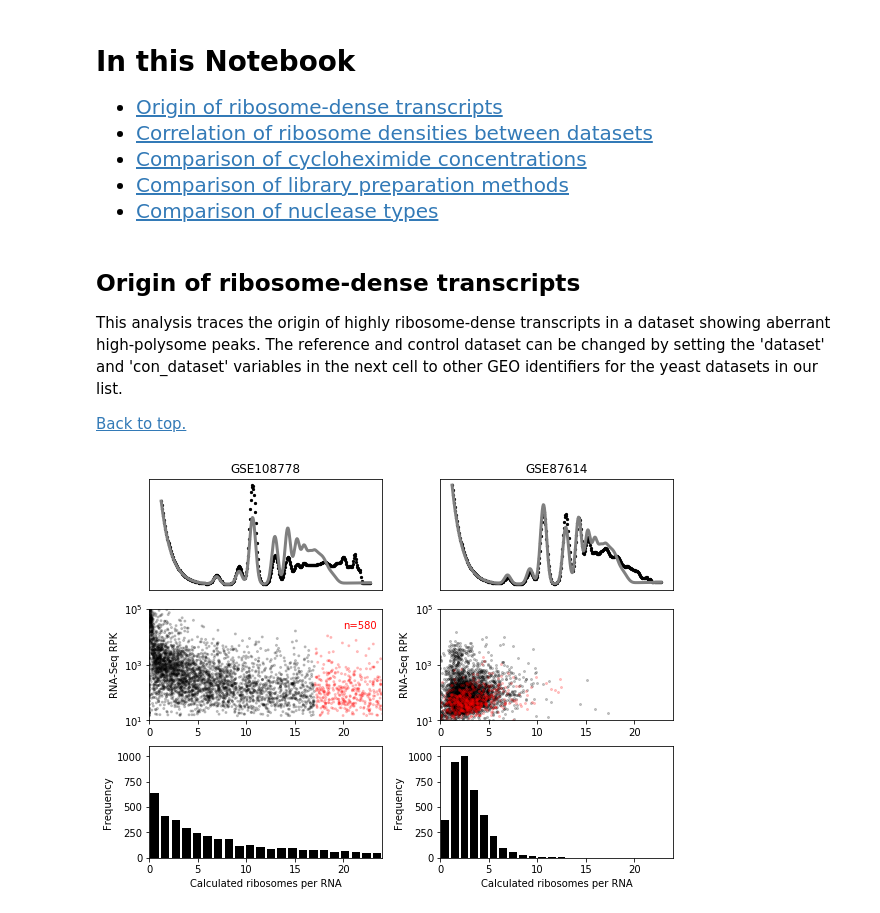
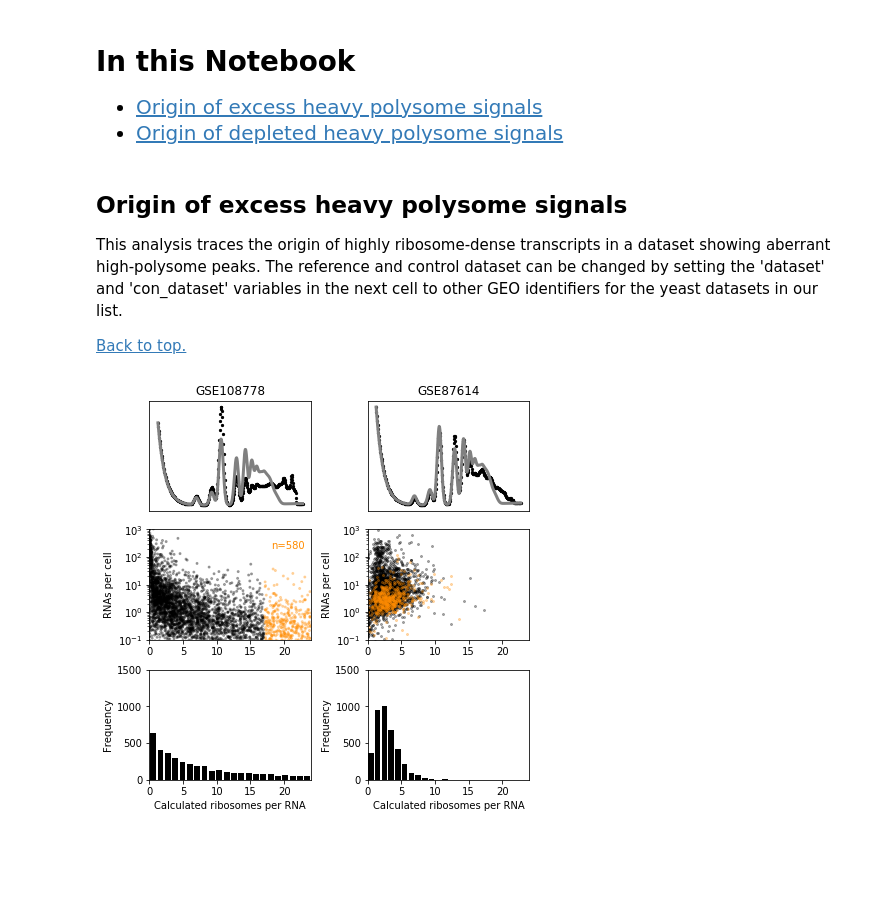
Before and after one commit to tobiasvonderhaar/polysomes, a Jupyter notebook: Figure 6 revised.ipynb, the cells around one changed output. Drawn from its saved outputs; the diff is of its cells as text; code cells hidden in the pictures; blank space fills up the shorter version.

Commit message:
Supplemental figure swap

```diff
--- a/Figure 6 revised.ipynb
+++ b/Figure 6 revised.ipynb
@@ -14,15 +14,12 @@ x_ref,y_ref = polyan.plot_poly(ref_peaks)
 <a name='TOC'></a>
 <h1>In this Notebook</h1>
 <ul style="font-size:20px">
-    <li><a href="#ribosome_densities">Origin of ribosome-dense transcripts</a></li>
-    <li><a href="#correlation">Correlation of ribosome densities between datasets</a></li>
-    <li><a href="#CHX">Comparison of cycloheximide concentrations</a></li>
-    <li><a href="#libraries">Comparison of library preparation methods</a></li>
-    <li><a href="#nucleases">Comparison of nuclease types</a></li>
+    <li><a href="#ribosome_densities_high">Origin of excess heavy polysome signals</a></li>
+    <li><a href="#ribosome_densities_low">Origin of depleted heavy polysome signals</a></li>
 </ul>
 # %% [markdown]
-<a name="ribosome_densities"></a>
-<h2>Origin of ribosome-dense transcripts</h2>
+<a name="ribosome_densities_high"></a>
+<h2>Origin of excess heavy polysome signals</h2>
 <p>This analysis traces the origin of highly ribosome-dense transcripts in a dataset showing aberrant high-polysome peaks. The reference and control dataset can be changed by setting the 'dataset' and 'con_dataset' variables in the next cell to other GEO identifiers for the yeast datasets in our list.</p>
 <p><a href='#TOC'>Back to top.</a></p>
 # %%
@@ -57,11 +54,11 @@ data = data.dropna()
 data = data.loc[data['RperR'] <= 30]
 data = data.loc[data['RNAs_per_cell'] > 0.05]
 
-#add color values to highlight genes between 8 and 10 ribosomes per RNA in red
+#add color values to highlight genes between 8 and 10 ribosomes per RNA in orange
 data['color'] = 'black'
 for row in range(data.shape[0]):
     if data.iloc[row]['RperR'] > 17:
-        data.iloc[row,8] = 'red'
+        data.iloc[row,8] = 'darkorange'
 
 #reproduce the calculations used in generating the profile
 #for the control dataset
@@ -83,43 +80,43 @@ con_data = con_data.loc[con_data['RperR'] <= 30]
 con_data = con_data.loc[con_data['RNAs_per_cell'] > 0.05]
 #separate red and black datapoints to control plotting order
 con_data_black = con_data.loc[con_data['color'] == 'black']
-con_data_red = con_data.loc[con_data['color'] == 'red']
+con_data_orange = con_data.loc[con_data['color'] == 'darkorange']
 # %%
 #plot results
-fig,axs = plt.subplots(3,2,figsize = (8,6),constrained_layout = True)
+fig,axs = plt.subplots(3,2,figsize = (6,6),constrained_layout = True)
 axs[0,0].plot(x_ref,y_ref,c='grey',linewidth=3)
 axs[0,0].scatter(x,y,c='black',s=5)
 axs[0,0].set_xticks([])
 axs[0,0].set_yticks([])
 axs[0,0].set_title(dataset)
 axs[0,1].plot(x_ref,y_ref,c='grey',linewidth=3)
 axs[0,1].scatter(con_x,con_y,c='black',s=5)
 axs[0,1].set_xticks([])
 axs[0,1].set_yticks([])
 axs[0,1].set_title(con_dataset)
-axs[1,0].scatter(data['RperR'],data['RNA_RPK'],s=4,c=data['color'],alpha = 0.2)
-axs[1,0].text(20,20000,'n=' + str(con_data_red.shape[0]),color='red')
-axs[1,0].set_ylabel('RNA-Seq RPK')
-axs[1,0].set_ylim((10,100000))
+axs[1,0].scatter(data['RperR'],data['RNAs_per_cell'],s=4,c=data['color'],alpha = 0.3)
+axs[1,0].text(18,200,'n=' + str(con_data_orange.shape[0]),color='darkorange')
+axs[1,0].set_ylabel('RNAs per cell')
+axs[1,0].set_ylim((0.1,1000))
 axs[1,0].set_yscale('log')
 axs[1,0].set_xlim(0,24)
-axs[1,1].scatter(con_data_black['RperR'],con_data_black['RNA_RPK'],s=4,c='black',alpha = 0.2)
-axs[1,1].scatter(con_data_red['RperR'],con_data_red['RNA_RPK'],s=4,c='red',alpha = 0.2)
-axs[1,1].set_ylabel('RNA-Seq RPK')
-axs[1,1].set_ylim((10,100000))
+axs[1,1].scatter(con_data_black['RperR'],con_data_black['RNAs_per_cell'],s=4,c='black',alpha = 0.3)
+axs[1,1].scatter(con_data_orange['RperR'],con_data_orange['RNAs_per_cell'],s=4,c='darkorange',alpha = 0.3)
+axs[1,1].set_ylabel('RNAs per cell')
+axs[1,1].set_ylim((0.1,1000))
 axs[1,1].set_yscale('log')
 axs[1,1].set_xlim(0,24)
 axs[2,0].hist(data['RperR'],bins = 22,range=(0,24),rwidth = 0.8,color='black')
 axs[2,0].set_xlim(0,24)
-axs[2,0].set_ylim(0,1100)
+axs[2,0].set_ylim(0,1500)
 axs[2,0].set_xlabel('Calculated ribosomes per RNA')
 axs[2,0].set_ylabel('Frequency')
 axs[2,1].hist(con_data['RperR'],bins = 24, range = (0,24), rwidth=0.8,color='black')
 axs[2,1].set_xlim(0,24)
-axs[2,1].set_ylim(0,1100)
+axs[2,1].set_ylim(0,1500)
 axs[2,1].set_xlabel('Calculated ribosomes per RNA')
 axs[2,1].set_ylabel('Frequency')
 #plt.savefig('Extra_peak_tracing.svg')
 plt.show()
 # %% [output]
-[figure, old version]
+[figure, new version]
```
Also changed, not shown: parts of 17 cells of this notebook, 2 other files.
